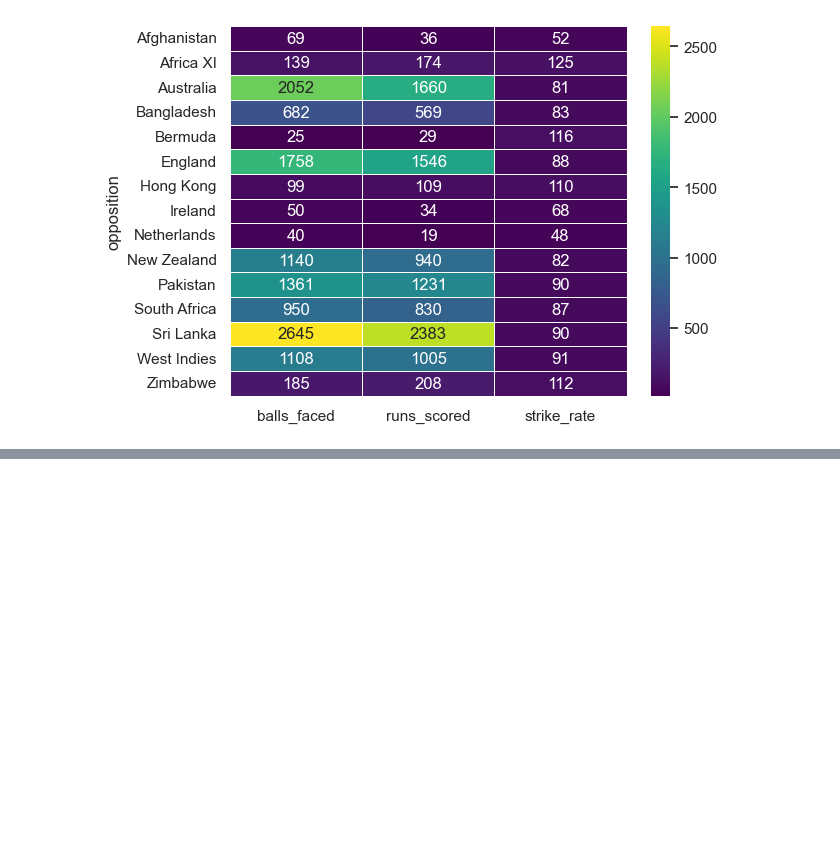
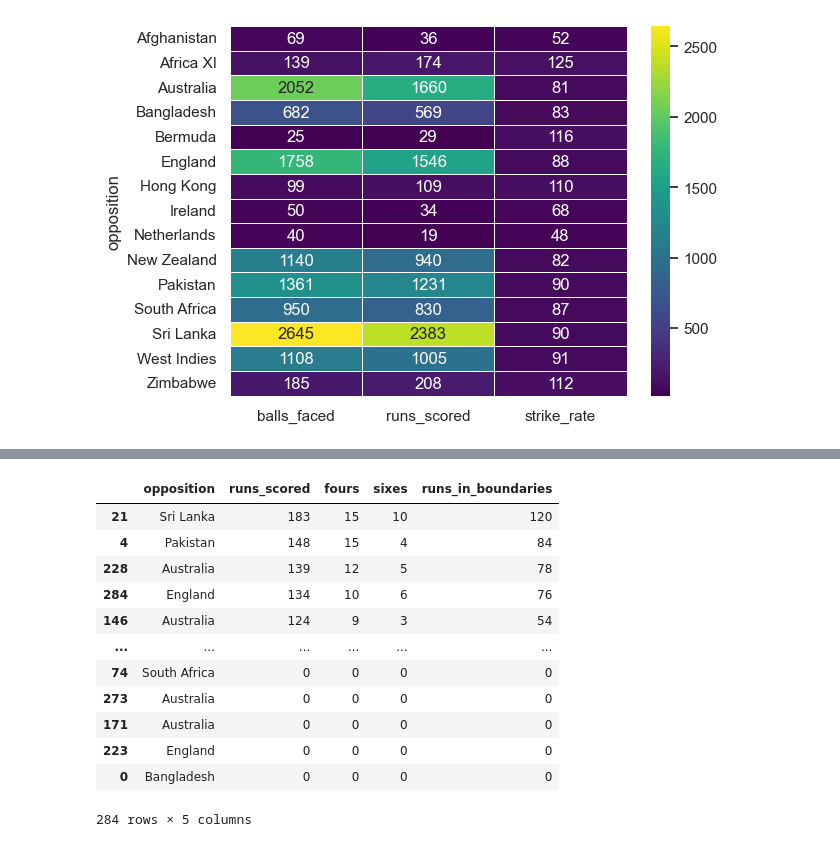
Before and after one commit to Alisha210302/Data-Analytics, a Jupyter notebook: MS Dhoni_pandasBasics.ipynb, the cells around one changed output, grey strips where cells are left out. Saved outputs shown, nothing was run; the diff lists cells and outputs as text; code cells hidden in the pictures; blank space fills up the shorter version.

```diff
--- a/MS Dhoni_pandasBasics.ipynb
+++ b/MS Dhoni_pandasBasics.ipynb
@@ -357,0 +393,18 @@ plt.show()
+# %%
+df_boundaries = df_filtered[['opposition','runs_scored','fours','sixes']].copy()
+df_boundaries['runs_in_boundaries'] = (df_boundaries['fours']*4) + (df_boundaries['sixes']*6)
+df_boundaries
+# %% [output]
+|  | opposition | runs_scored | fours | sixes | runs_in_boundaries |
+| 21 | Sri Lanka | 183 | 15 | 10 | 120 |
+| 4 | Pakistan | 148 | 15 | 4 | 84 |
+| 228 | Australia | 139 | 12 | 5 | 78 |
+| 284 | England | 134 | 10 | 6 | 76 |
+| 146 | Australia | 124 | 9 | 3 | 54 |
+| ... | ... | ... | ... | ... | ... |
+| 74 | South Africa | 0 | 0 | 0 | 0 |
+| 273 | Australia | 0 | 0 | 0 | 0 |
+| 171 | Australia | 0 | 0 | 0 | 0 |
+| 223 | England | 0 | 0 | 0 | 0 |
+| 0 | Bangladesh | 0 | 0 | 0 | 0 |
+284 rows × 5 columns
```
Also changed, not shown: parts of 5 cells of this notebook.
